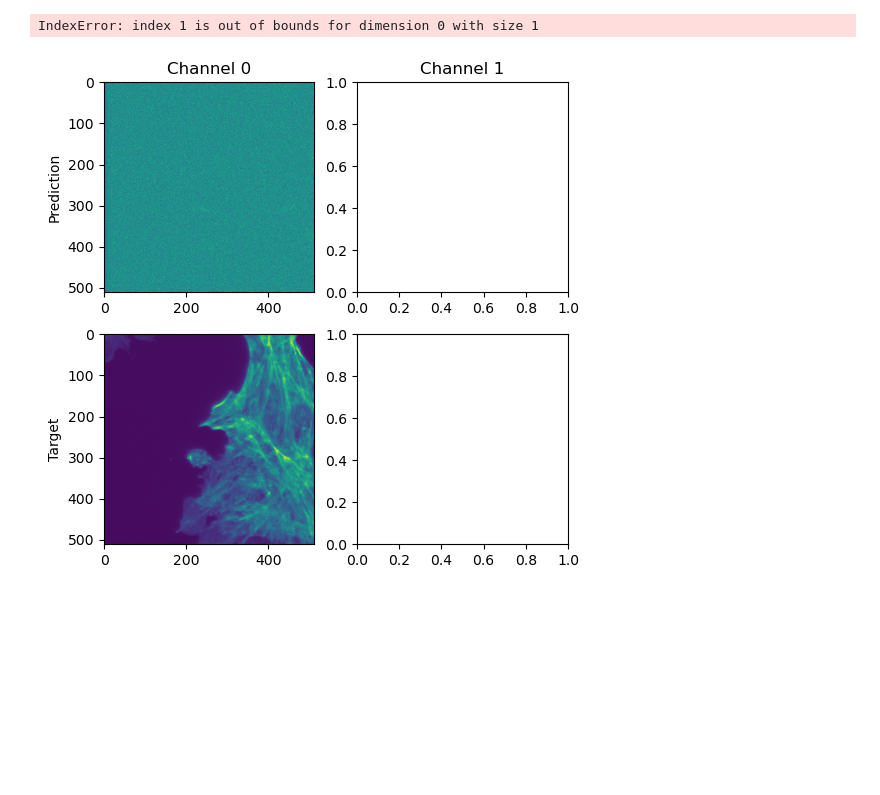
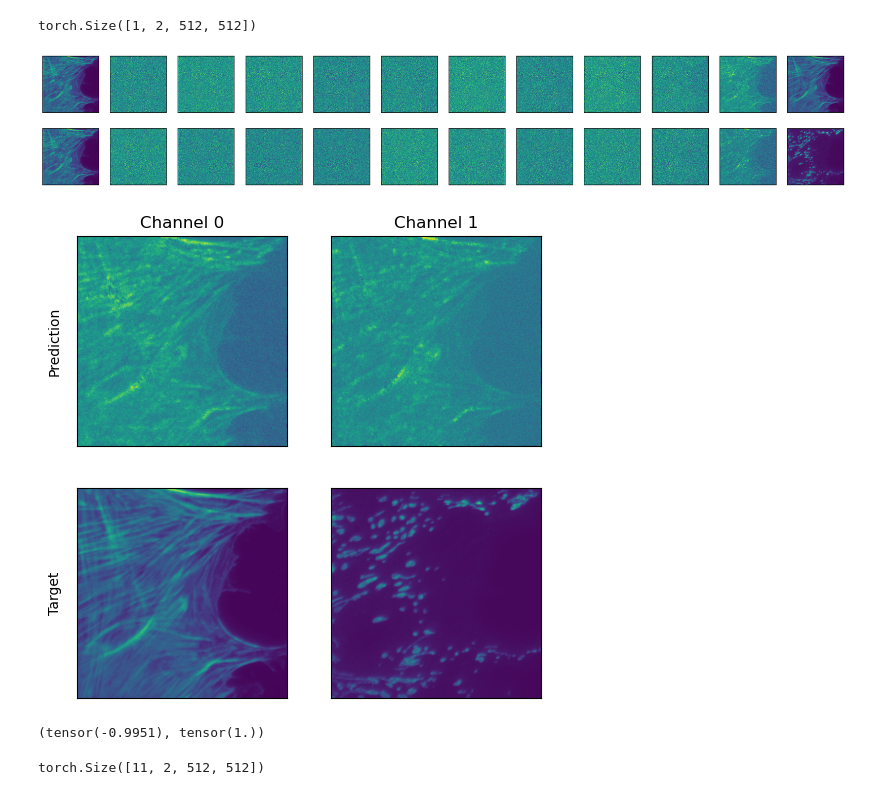
Before and after one commit to rayanirban/DiffSplitting, a Jupyter notebook: notebooks/Evaluate.ipynb, the cells around one changed output. Cells and saved outputs as stored; diff of their text form; code cells hidden in the pictures; blank space fills up the shorter version.

```diff
--- a/notebooks/Evaluate.ipynb
+++ b/notebooks/Evaluate.ipynb
@@ -3,7 +3,7 @@ import sys
 sys.path.append('..')
 # %%
 training_rootdir = '/group/jug/ashesh/training/diffsplit/'
-ckpt = '2408/Hagen-sr3-vanilla/56'
+ckpt = '2408/Hagen-sr3-l2/2'
 
 
 
@@ -147,18 +168,46 @@ TypeError: Invalid shape (512,) for image data
+# %%
+target.shape
+# %% [output]
+torch.Size([1, 2, 512, 512])
+# %%
+from disentangle.analysis.plot_utils import clean_ax
+ncols = prediction.shape[0] + 1
+nrows = 2
+dfac = 4
+_,ax = plt.subplots(figsize=(ncols*2,nrows*2), ncols=ncols, nrows=nrows)
+for i in range(prediction.shape[0]):
+    ax[0,i].imshow(prediction[i,0,::dfac,::dfac])
+    ax[1,i].imshow(prediction[i,1,::dfac,::dfac])
+
+ax[0,-1].imshow(target[0,0,::dfac,::dfac])
+ax[1,-1].imshow(target[0,1,::dfac,::dfac])
+
+clean_ax(ax)
+# %% [output]
+[figure, added]
 # %%
 import matplotlib.pyplot as plt
 from disentangle.analysis.plot_utils import clean_ax
+pred = prediction if len(prediction.shape) == 3 else prediction[-1]
 
 _,ax = plt.subplots(figsize=(6,6),ncols=2,nrows=2)
 ax[0,0].set_ylabel('Prediction')
 ax[1,0].set_ylabel('Target')
 ax[0,0].set_title('Channel 0')
 ax[0,1].set_title('Channel 1')
-ax[0,0].imshow(prediction[0].cpu().numpy())
+ax[0,0].imshow(pred[0].cpu().numpy())
 ax[1,0].imshow(target[0,0].cpu().numpy())
 
-ax[0,1].imshow(prediction[1].cpu().numpy())
+ax[0,1].imshow(pred[1].cpu().numpy())
 ax[1,1].imshow(target[0,1].cpu().numpy())
 clean_ax(ax)
 # %% [output]
-IndexError: index 1 is out of bounds for dimension 0 with size 1
-[figure, old version]
+[figure, new version]
+# %%
+prediction[0].min(), prediction[0].max()
+# %% [output]
+(tensor(-0.9951), tensor(1.))
+# %%
+prediction.shape
+# %% [output]
+torch.Size([11, 2, 512, 512])
```
Also changed, not shown: parts of 15 cells of this notebook, 4 other files.
